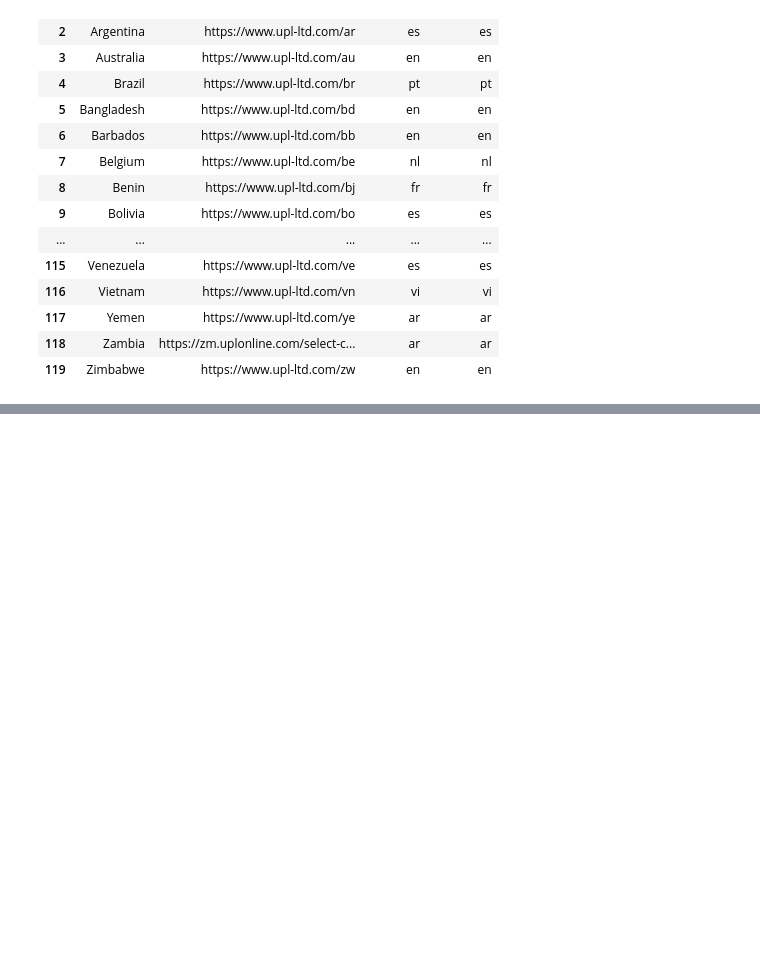
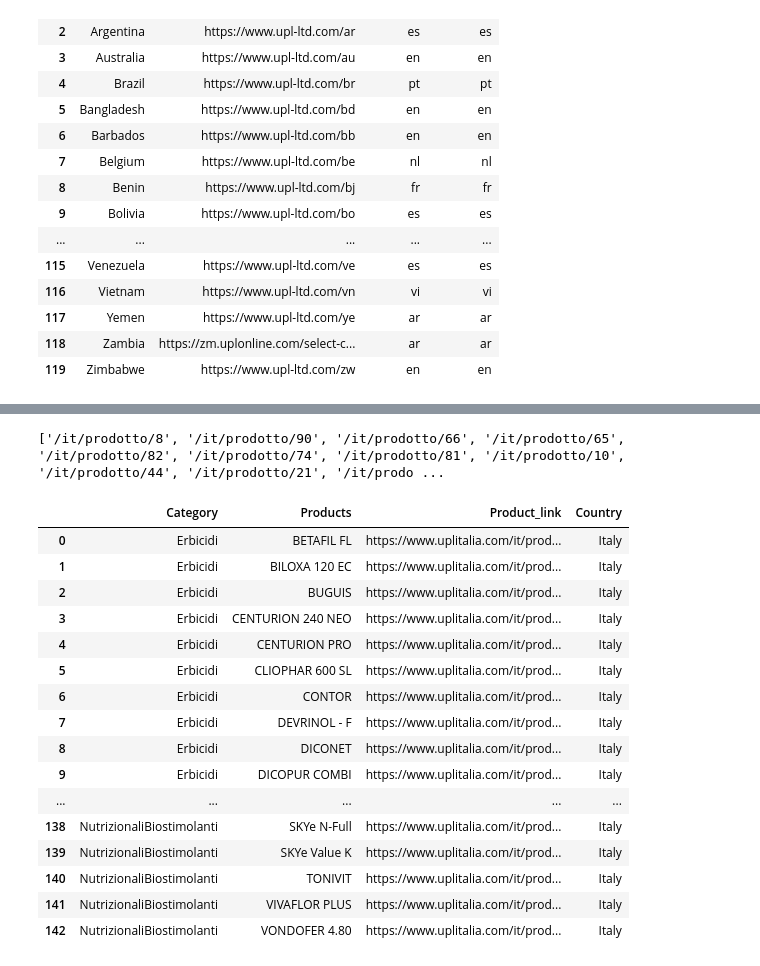
Before and after one commit to AK-26David/Webscrapping, a Jupyter notebook: Data_Extraction_Arnav_Implementation.ipynb, the cells around one changed output, grey strips where cells are left out. Saved outputs shown, nothing was run; the diff lists cells and outputs as text; code cells hidden in the pictures; blank space fills up the shorter version.

```diff
--- a/Data_Extraction_Arnav_Implementation.ipynb
+++ b/Data_Extraction_Arnav_Implementation.ipynb
@@ -321,0 +365,12 @@ None
+# %%
+category_list_=[]
+for i in category_counts:
+#     print(i[0],i[-1])
+    res= [i[0]]*i[1]
+    category_list_.extend(res)
+# %%
+# Getting list of products
+product = []
+for i in soup.find_all('h3'):
+    product.append(i.text.strip())
+print(product)
@@ -321,0 +379,6 @@ None
+# %%
+# # Getting active ingredients of the products
+ingredients=[]
+for i in soup.find_all('p',class_='product-info'):
+    ingredients.append(i.text.strip())
+ingredients
@@ -321,0 +403,32 @@ None
+# %%
+# Product url links
+link = soup.find_all('a',class_="btn upl-btn view-btn")
+product_link = []
+for i in link:
+    product_link.append(i['href'])
+print(product_link)
+# %% [output]
+['/it/prodotto/8', '/it/prodotto/90', '/it/prodotto/66', '/it/prodotto/65', '/it/prodotto/82', '/it/prodotto/74', '/it/prodotto/81', '/it/prodotto/10', '/it/prodotto/44', '/it/prodotto/21', '/it/prodo ...
+# %%
+product_category_df=pd.DataFrame({'Category':category_list_,'Products':product,'Product_link':product_link})
+product_category_df['Product_link']=url.split('.com')[0]+'.com'+product_category_df['Product_link']
+product_category_df['Country']=country
+display(product_category_df)
+# %% [output]
+|  | Category | Products | Product_link | Country |
+| 0 | Erbicidi | BETAFIL FL | https://www.uplitalia.com/it/prod... | Italy |
+| 1 | Erbicidi | BILOXA 120 EC | https://www.uplitalia.com/it/prod... | Italy |
+| 2 | Erbicidi | BUGUIS | https://www.uplitalia.com/it/prod... | Italy |
+| 3 | Erbicidi | CENTURION 240 NEO | https://www.uplitalia.com/it/prod... | Italy |
+| 4 | Erbicidi | CENTURION PRO | https://www.uplitalia.com/it/prod... | Italy |
+| 5 | Erbicidi | CLIOPHAR 600 SL | https://www.uplitalia.com/it/prod... | Italy |
+| 6 | Erbicidi | CONTOR | https://www.uplitalia.com/it/prod... | Italy |
+| 7 | Erbicidi | DEVRINOL - F | https://www.uplitalia.com/it/prod... | Italy |
+| 8 | Erbicidi | DICONET | https://www.uplitalia.com/it/prod... | Italy |
+| 9 | Erbicidi | DICOPUR COMBI | https://www.uplitalia.com/it/prod... | Italy |
+| ... | ... | ... | ... | ... |
+| 138 | NutrizionaliBiostimolanti | SKYe N-Full | https://www.uplitalia.com/it/prod... | Italy |
+| 139 | NutrizionaliBiostimolanti | SKYe Value K | https://www.uplitalia.com/it/prod... | Italy |
+| 140 | NutrizionaliBiostimolanti | TONIVIT | https://www.uplitalia.com/it/prod... | Italy |
+| 141 | NutrizionaliBiostimolanti | VIVAFLOR PLUS | https://www.uplitalia.com/it/prod... | Italy |
+| 142 | NutrizionaliBiostimolanti | VONDOFER 4.80 | https://www.uplitalia.com/it/prod... | Italy |
```
Also changed, not shown: parts of 17 cells of this notebook, 1 other file.
